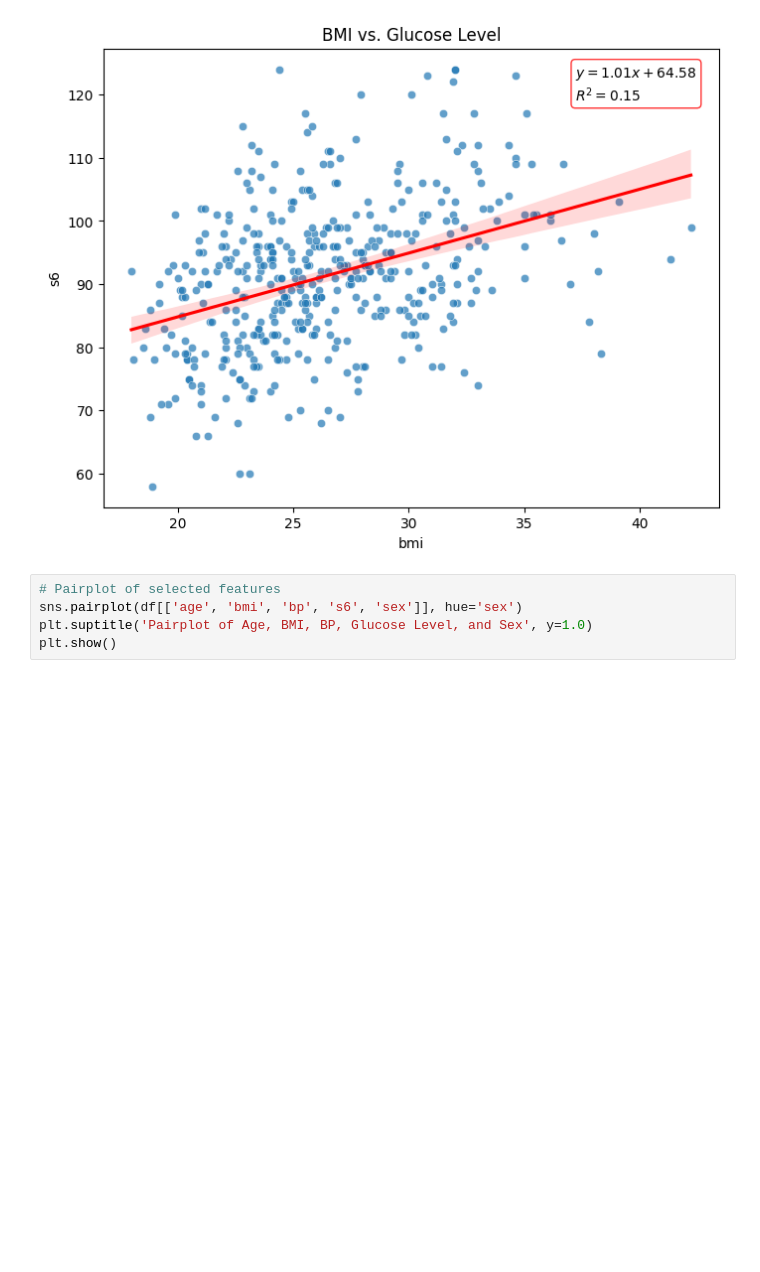
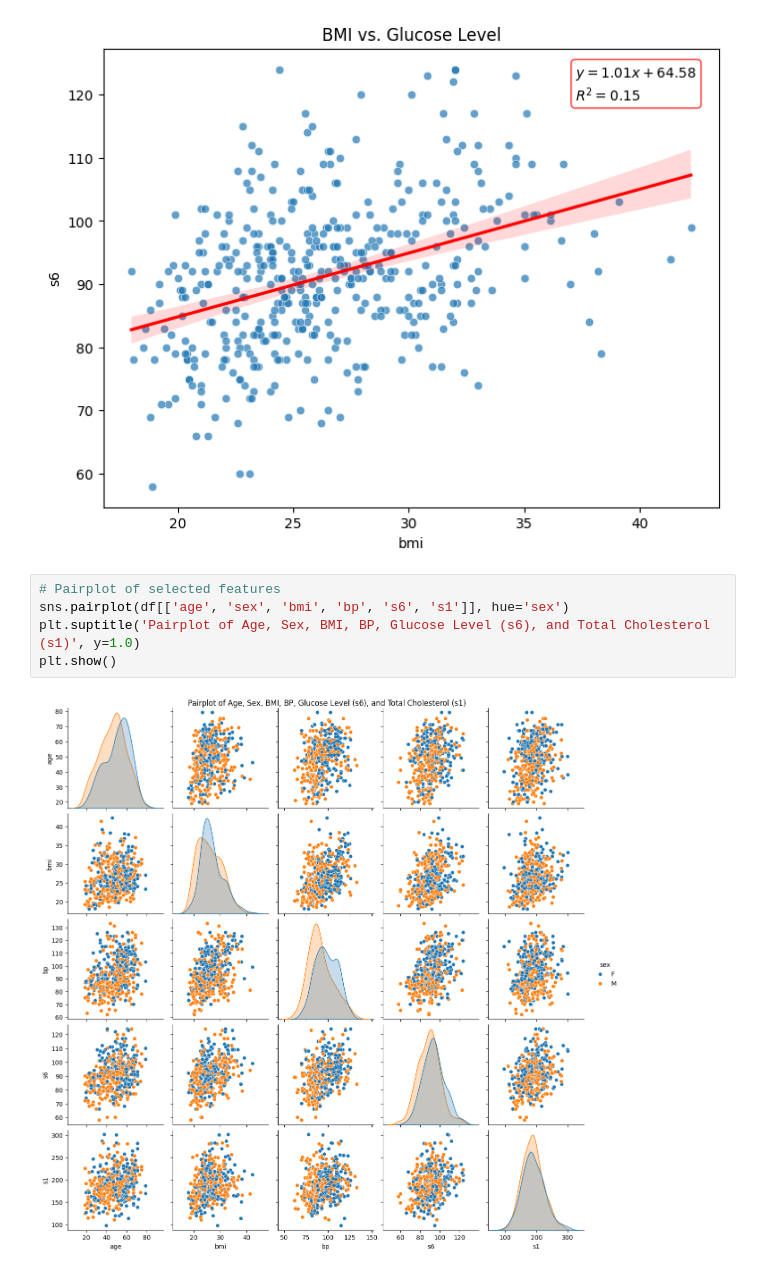
Before and after one commit to sarahajbane/notebooks, a Jupyter notebook: sklearn_diabetes.ipynb, the cells around one changed output. Saved outputs shown, nothing was run; the diff lists cells and outputs as text; blank space fills up the shorter version.

```diff
--- a/sklearn_diabetes.ipynb
+++ b/sklearn_diabetes.ipynb
@@ -173,6 +164,8 @@ plt.show()
 [figure]
 # %%
 # Pairplot of selected features
-sns.pairplot(df[['age', 'bmi', 'bp', 's6', 'sex']], hue='sex')
-plt.suptitle('Pairplot of Age, BMI, BP, Glucose Level, and Sex', y=1.0)
+sns.pairplot(df[['age', 'sex', 'bmi', 'bp', 's6', 's1']], hue='sex')
+plt.suptitle('Pairplot of Age, Sex, BMI, BP, Glucose Level (s6), and Total Cholesterol (s1)', y=1.0)
 plt.show()
+# %% [output]
+[figure, added]
```
Also changed, not shown: parts of 1 cell of this notebook.
